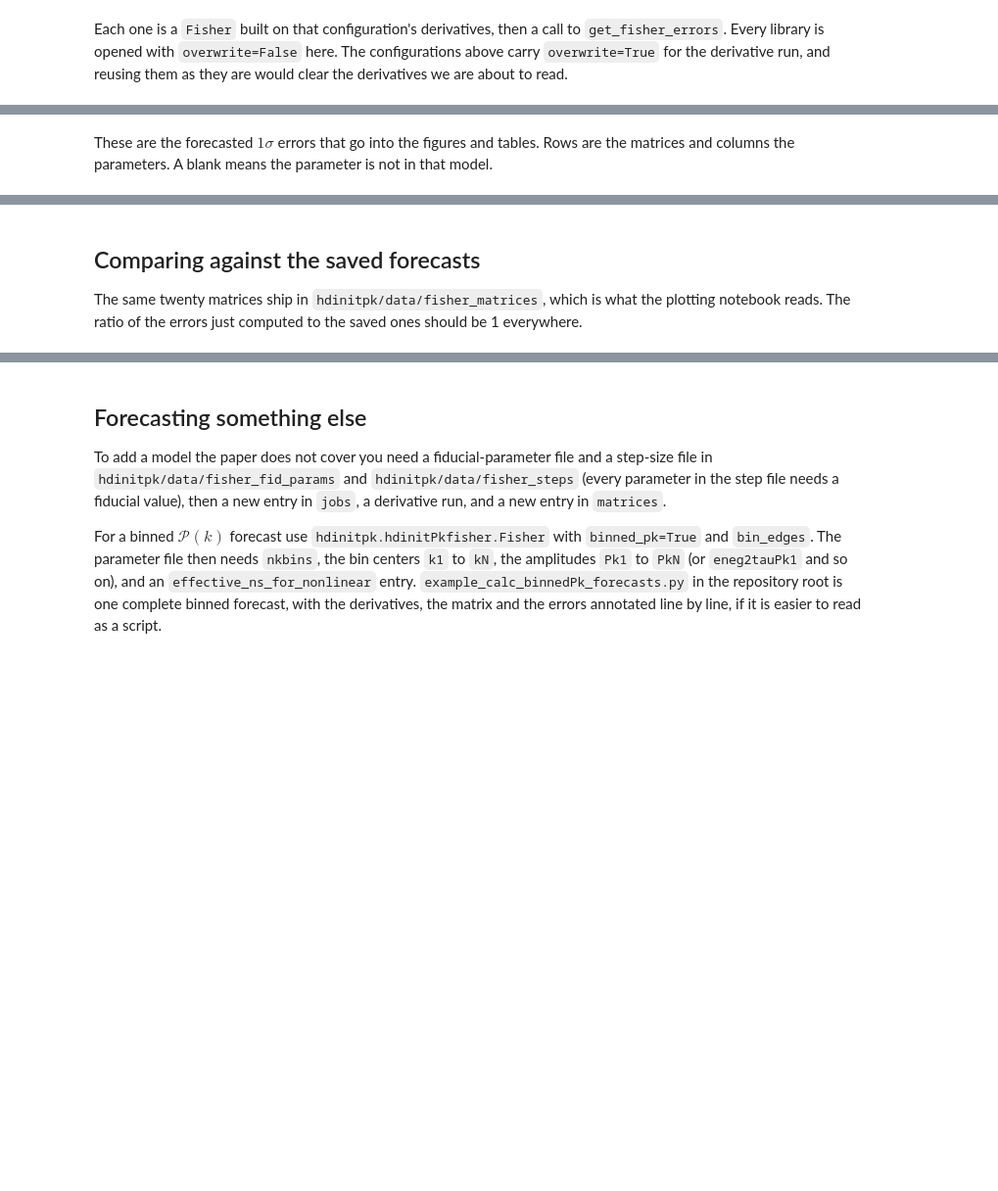
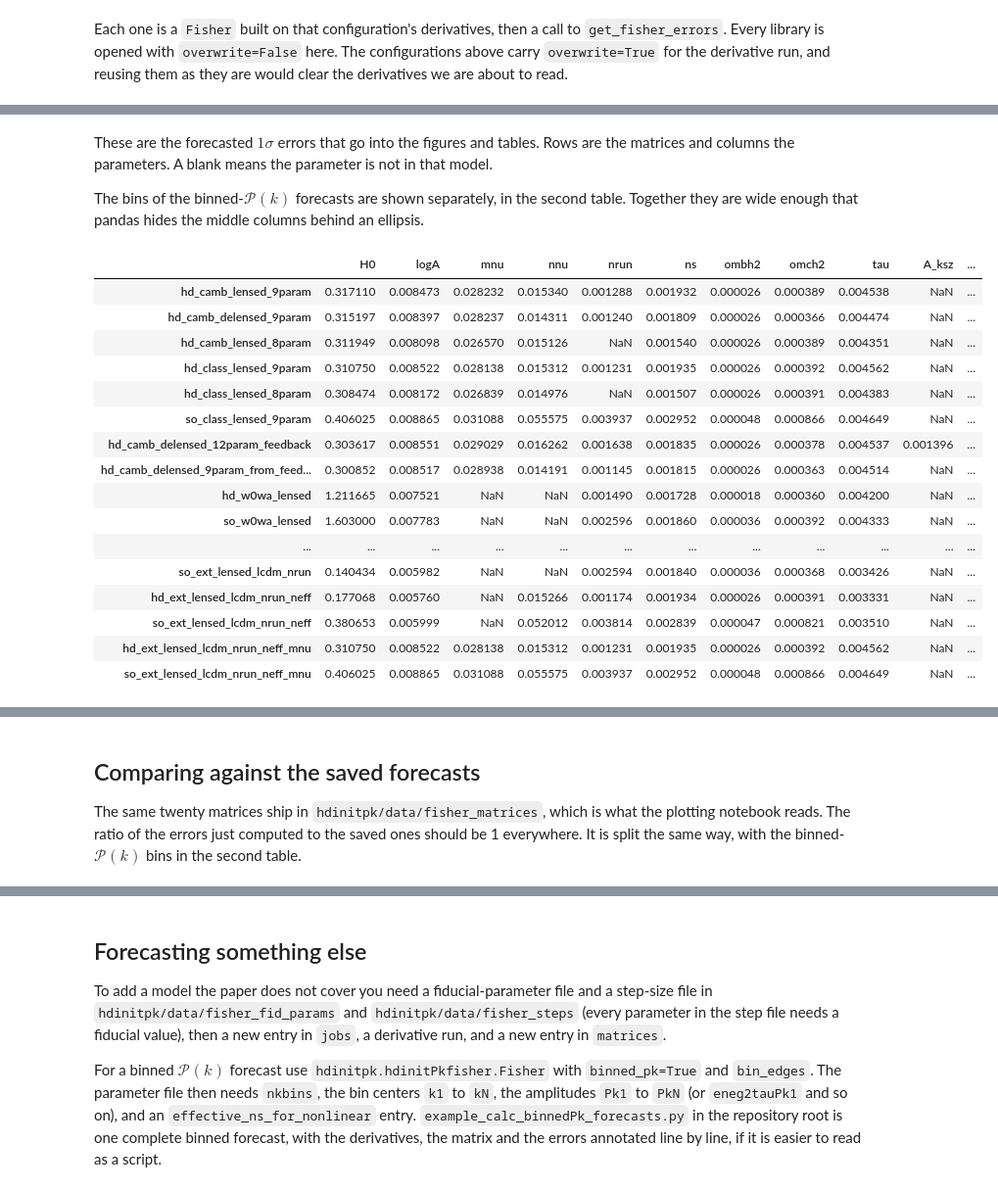
Before and after one commit to CMB-HD/hdInitPk, a Jupyter notebook: run_hdInitPk_forecasts.ipynb, the cells around one changed output, grey strips where cells are left out. Shown at 98% size. Drawn from its saved outputs; the diff is of its cells as text; code cells hidden in the pictures; blank space fills up the shorter version.

Commit message:
Updated forecasts notebook

```diff
--- a/run_hdInitPk_forecasts.ipynb
+++ b/run_hdInitPk_forecasts.ipynb
@@ -124,6 +135,25 @@ ext_model_params = {
     'lcdm_nrun_neff_mnu': ['ombh2', 'omch2', 'H0', 'tau', 'logA', 'ns', 'nrun',
                            'nnu', 'mnu'],
 }
+
+# The most bins any forecast here uses, in numeric rather than alphabetical
+# order, which is what `Pk10` would otherwise sort into.
+pk_bin_columns = [f'Pk{i+1}' for i in range(11)]
+
+
+def split_bins(table):
+    """Split a table of parameters into its cosmological and P(k)-bin
+    halves.
+
+    Only four of the twenty matrices carry bins, and they carry up to
+    eleven each, so a single table is wide enough that pandas hides the
+    middle of it. Each half drops the rows and columns that are empty in
+    it, so the bin half holds only the binned forecasts.
+    """
+    cosmo = [c for c in table.columns if c not in pk_bin_columns]
+    bins = [c for c in pk_bin_columns if c in table.columns]
+    trim = lambda t: t.dropna(axis=0, how='all').dropna(axis=1, how='all')
+    return trim(table[cosmo]), trim(table[bins])
 # %% [markdown]
 The CLASS parameter files use CLASS's own parameter names, so parameter
 lists and priors have to be translated on the way into a CLASS Fisher
@@ -138,12 +171,23 @@ camb_to_class = {
     'w': 'w0_fld',        'wa': 'wa_fld',
     'HMCode_logT_AGN': 'log10T_heat_hmcode',
 }
+class_to_camb = {v: k for k, v in camb_to_class.items()}
+
 
 def to_class(p):
     """CAMB parameter names -> CLASS. Takes a list, or a dict of priors."""
     if isinstance(p, dict):
         return {camb_to_class.get(k, k): v for k, v in p.items()}
     return [camb_to_class.get(k, k) for k in p]
+
+
+def from_class_errors(errors):
+    """`get_fisher_errors` output -> CAMB names.
+
+    Safe to apply to a CAMB result as well, since no CAMB parameter name is
+    also a CLASS one. Only the names change, never the values.
+    """
+    return {class_to_camb.get(p, p): v for p, v in errors.items()}
 # %% [markdown]
 ## Fisher Configuration
 
@@ -462,13 +540,16 @@ run, and reusing them as they are would clear the derivatives we are about
 to read.
 # %%
 def fisher_errors(name, config, extra, call):
-    """Marginalized 1-sigma errors for one of the matrices above."""
+    """Marginalized 1-sigma errors for one of the matrices above, keyed by
+    CAMB parameter names. A CLASS configuration returns CLASS names, so the
+    result goes through `from_class_errors` on the way out."""
     job = jobs[config]
     kwargs = dict(job['kwargs'], overwrite=False)
     kwargs.setdefault('hd_data_version', hd_data_version)
     kwargs.update(extra)
     fisherlib = job['cls'](os.path.join(deriv_dir, job['dirname']), **kwargs)
-    return fisherlib.get_fisher_errors(use_H0=use_H0, **call)
+    return from_class_errors(
+        fisherlib.get_fisher_errors(use_H0=use_H0, **call))
 
 
 forecast_errors = {}
@@ -484,3 +588,7 @@ print(f'\n{len(forecast_errors)} of {len(matrices)} built')
 These are the forecasted $1\sigma$ errors that go into the figures and
 tables. Rows are the matrices and columns the parameters. A blank means the
 parameter is not in that model.
+
+The bins of the binned-$\mathcal{P}(k)$ forecasts are shown separately, in
+the second table. Together they are wide enough that pandas hides the
+middle columns behind an ellipsis.
@@ -488,0 +595,24 @@ pd.DataFrame(forecast_errors).T
+# %%
+errors_table = pd.DataFrame(forecast_errors).T
+cosmo_errors, bin_errors = split_bins(errors_table)
+
+display(cosmo_errors)
+bin_errors
+# %% [output]
+|  | H0 | logA | mnu | nnu | nrun | ns | ombh2 | omch2 | tau | A_ksz | ... |
+| hd_camb_lensed_9param | 0.317110 | 0.008473 | 0.028232 | 0.015340 | 0.001288 | 0.001932 | 0.000026 | 0.000389 | 0.004538 | NaN | ... |
+| hd_camb_delensed_9param | 0.315197 | 0.008397 | 0.028237 | 0.014311 | 0.001240 | 0.001809 | 0.000026 | 0.000366 | 0.004474 | NaN | ... |
+| hd_camb_lensed_8param | 0.311949 | 0.008098 | 0.026570 | 0.015126 | NaN | 0.001540 | 0.000026 | 0.000389 | 0.004351 | NaN | ... |
+| hd_class_lensed_9param | 0.310750 | 0.008522 | 0.028138 | 0.015312 | 0.001231 | 0.001935 | 0.000026 | 0.000392 | 0.004562 | NaN | ... |
+| hd_class_lensed_8param | 0.308474 | 0.008172 | 0.026839 | 0.014976 | NaN | 0.001507 | 0.000026 | 0.000391 | 0.004383 | NaN | ... |
+| so_class_lensed_9param | 0.406025 | 0.008865 | 0.031088 | 0.055575 | 0.003937 | 0.002952 | 0.000048 | 0.000866 | 0.004649 | NaN | ... |
+| hd_camb_delensed_12param_feedback | 0.303617 | 0.008551 | 0.029029 | 0.016262 | 0.001638 | 0.001835 | 0.000026 | 0.000378 | 0.004537 | 0.001396 | ... |
+| hd_camb_delensed_9param_from_feed... | 0.300852 | 0.008517 | 0.028938 | 0.014191 | 0.001145 | 0.001815 | 0.000026 | 0.000363 | 0.004514 | NaN | ... |
+| hd_w0wa_lensed | 1.211665 | 0.007521 | NaN | NaN | 0.001490 | 0.001728 | 0.000018 | 0.000360 | 0.004200 | NaN | ... |
+| so_w0wa_lensed | 1.603000 | 0.007783 | NaN | NaN | 0.002596 | 0.001860 | 0.000036 | 0.000392 | 0.004333 | NaN | ... |
+| ... | ... | ... | ... | ... | ... | ... | ... | ... | ... | ... | ... |
+| so_ext_lensed_lcdm_nrun | 0.140434 | 0.005982 | NaN | NaN | 0.002594 | 0.001840 | 0.000036 | 0.000368 | 0.003426 | NaN | ... |
+| hd_ext_lensed_lcdm_nrun_neff | 0.177068 | 0.005760 | NaN | 0.015266 | 0.001174 | 0.001934 | 0.000026 | 0.000391 | 0.003331 | NaN | ... |
+| so_ext_lensed_lcdm_nrun_neff | 0.380653 | 0.005999 | NaN | 0.052012 | 0.003814 | 0.002839 | 0.000047 | 0.000821 | 0.003510 | NaN | ... |
+| hd_ext_lensed_lcdm_nrun_neff_mnu | 0.310750 | 0.008522 | 0.028138 | 0.015312 | 0.001231 | 0.001935 | 0.000026 | 0.000392 | 0.004562 | NaN | ... |
+| so_ext_lensed_lcdm_nrun_neff_mnu | 0.406025 | 0.008865 | 0.031088 | 0.055575 | 0.003937 | 0.002952 | 0.000048 | 0.000866 | 0.004649 | NaN | ... |
@@ -491,6 +626,7 @@ pd.DataFrame(forecast_errors).T
 
 The same twenty matrices ship in `hdinitpk/data/fisher_matrices`, which is
 what the plotting notebook reads. The ratio of the errors just computed to
-the saved ones should be 1 everywhere.
+the saved ones should be 1 everywhere. It is split the same way, with the
+binned-$\mathcal{P}(k)$ bins in the second table.
 # %%
 def saved_errors(name):
```
Also changed, not shown: parts of 18 cells of this notebook.
